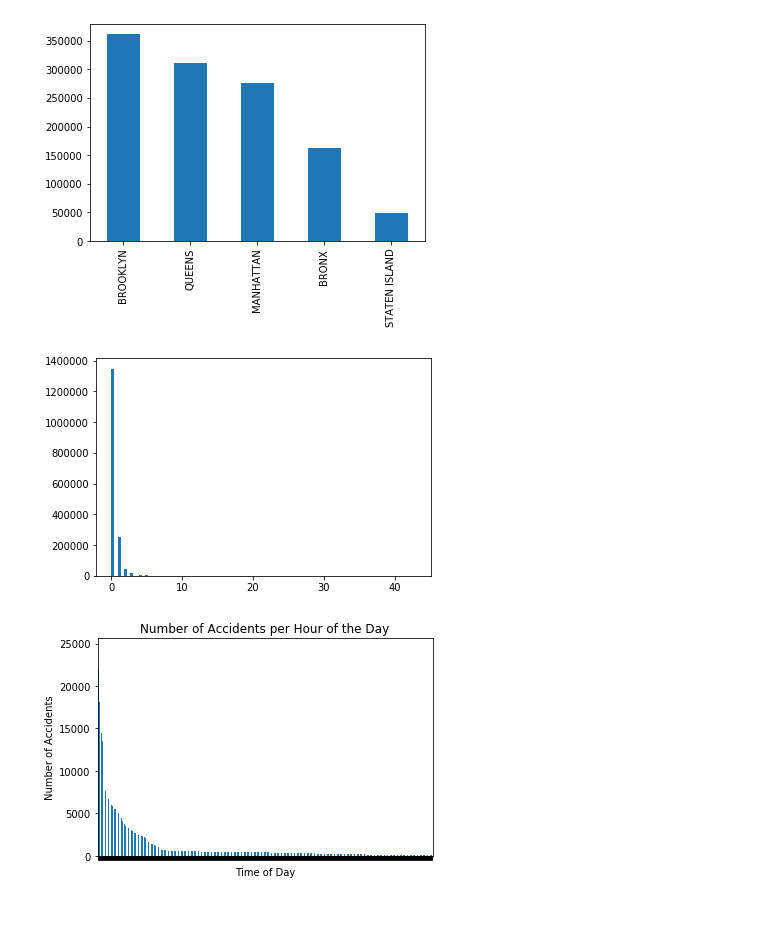
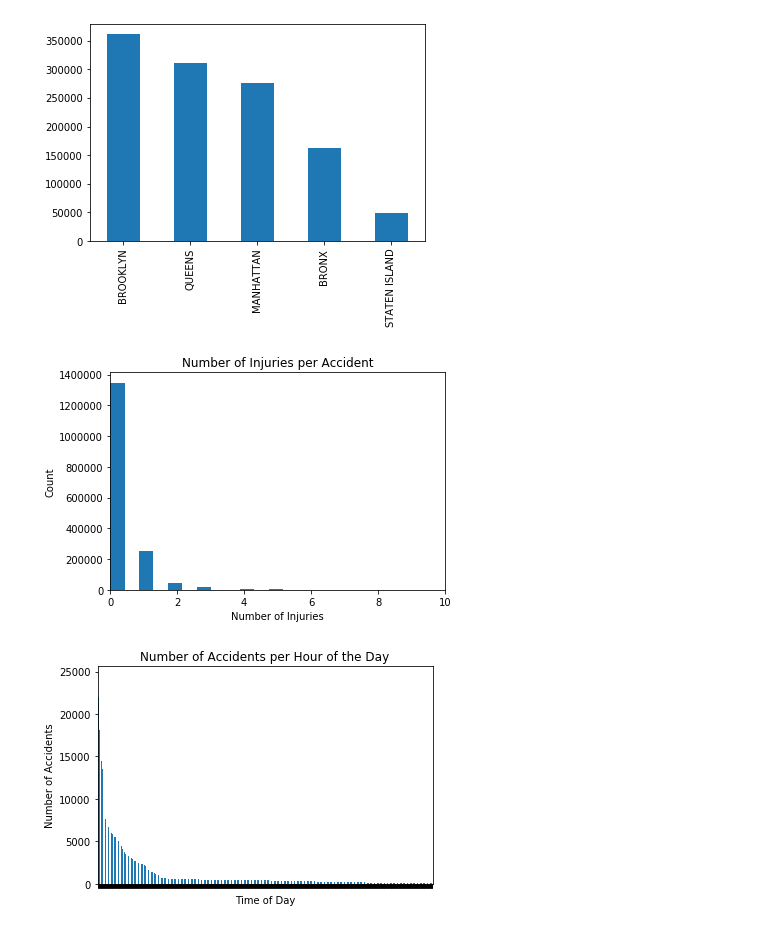
Before and after one commit to MrBLiu/InsightTeam2020, a Jupyter notebook: Sofia/Visualizations and Cleaned Data.ipynb, the cells around one changed output. Saved outputs shown, nothing was run; the diff lists cells and outputs as text; code cells hidden in the pictures.

```diff
--- a/Sofia/Visualizations and Cleaned Data.ipynb
+++ b/Sofia/Visualizations and Cleaned Data.ipynb
@@ -295,8 +370,6 @@ CarData.head(100)
 | 98 | 01/18/2020 | 13:45 | QUEENS | 11372 | 40.752373 | -73.879110 | POINT (-73.87911 40.752373) | 35 AVENUE | ... |
 | 99 | 02/12/2020 | 7:30 | NaN | NaN | 40.751835 | -73.824270 | POINT (-73.82427 40.751835) | COLDEN STREET | ... |
 100 rows × 34 columns
-# %%
-CarData.drop(["lat_int", "long_int"], axis = 1, inplace = True)
 # %% [markdown]
 Data:
 # %%
@@ -342,10 +443,14 @@ plt.show()
 # %% [output]
 [figure]
 # %%
-InjuriesDistribution = plt.hist(CarData['injuries_int'], bins=100, fig)
+InjuriesDistribution = plt.hist(CarData['injuries_int'], bins=100)
+plt.xlim(0,10)
+plt.xlabel('Number of Injuries')
+plt.ylabel('Count')
+plt.title('Number of Injuries per Accident')
 plt.show()
 # %% [output]
-[figure, old version]
+[figure, new version]
 # %%
 InjuryTimes = CarData['time_num'].value_counts().plot(kind = 'bar')
 plt.xlabel('Time of Day')
```
Also changed, not shown: parts of 51 cells of this notebook.
